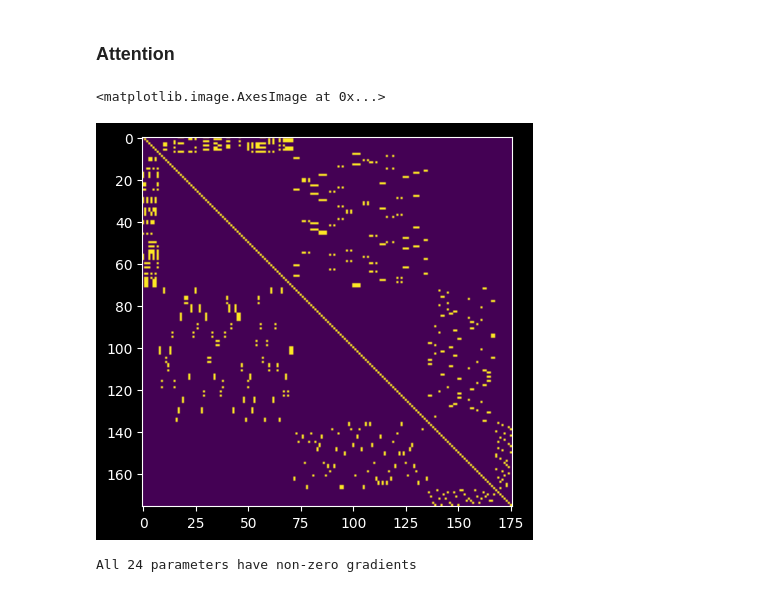
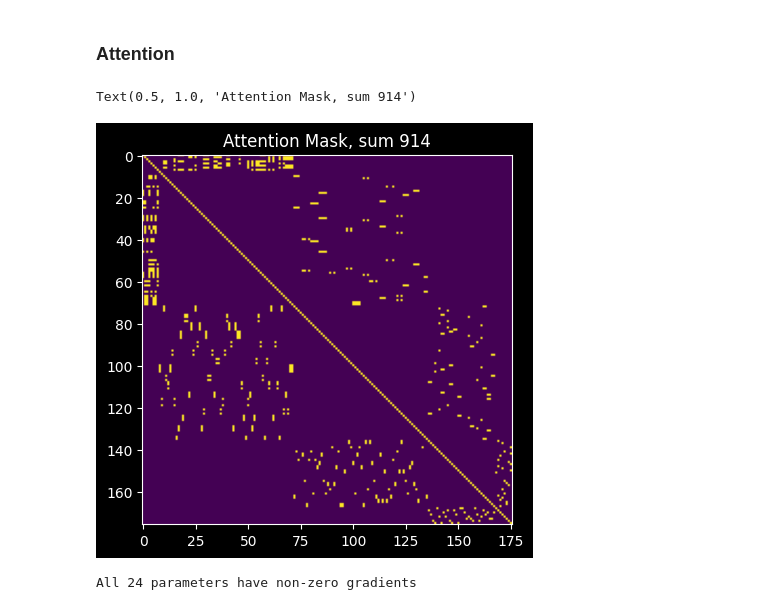
Before and after one commit to GabrielBena/boolean_nca_cc, a Jupyter notebook: random_boolean_nets.ipynb, the cells around one changed output. Saved outputs shown, nothing was run; the diff lists cells and outputs as text; code cells hidden in the pictures.

```diff
--- a/random_boolean_nets.ipynb
+++ b/random_boolean_nets.ipynb
@@ -87,7 +87,7 @@ state = TrainState(params=logitsbp, opt_state=opt.init(logitsbp))
 
 case_n = 1 << input_n
 x = jp.arange(case_n)
-x, y0 = get_task_data("binary_multiply", case_n, input_bits=input_n, output_bits=output_n)
+x, y0 = get_task_data("reverse", case_n, input_bits=input_n, output_bits=output_n)
 
 zoom_factor = 8
 imshow(zoom(x.T, zoom_factor))
@@ -125,7 +125,7 @@ gate_mask = create_reproducible_knockout_pattern(
 pbar = trange(500)
 for _i in pbar:
     loss, aux, state = train_step(
-        state, opt, wires, x, y0, loss_type, do_train=True, gate_mask=gate_mask
+        state, opt, wires, x, y0, loss_type, do_train=True, gate_mask=None
     )
     loss_log_bp.append(loss)
     aux_log_bp.append(aux)
@@ -671,13 +671,14 @@ nodes, edges, receivers, senders, globals_, n_node, n_edge = graph
 attn_mask = attn._create_attention_mask(
     graph.senders,
     graph.receivers,
-    bidirectional=True,
 )
 # %%
 plt.imshow(attn_mask.squeeze())
+
+plt.title(f"Attention Mask, sum {attn_mask.sum()}")
 # %% [output]
-<matplotlib.image.AxesImage at 0x...>
+Text(0.5, 1.0, 'Attention Mask, sum 914')
-[figure, old version]
+[figure, new version]
 # %%
 num_steps = 2
 
```
Also changed, not shown: parts of 15 cells of this notebook, 6 other files.
